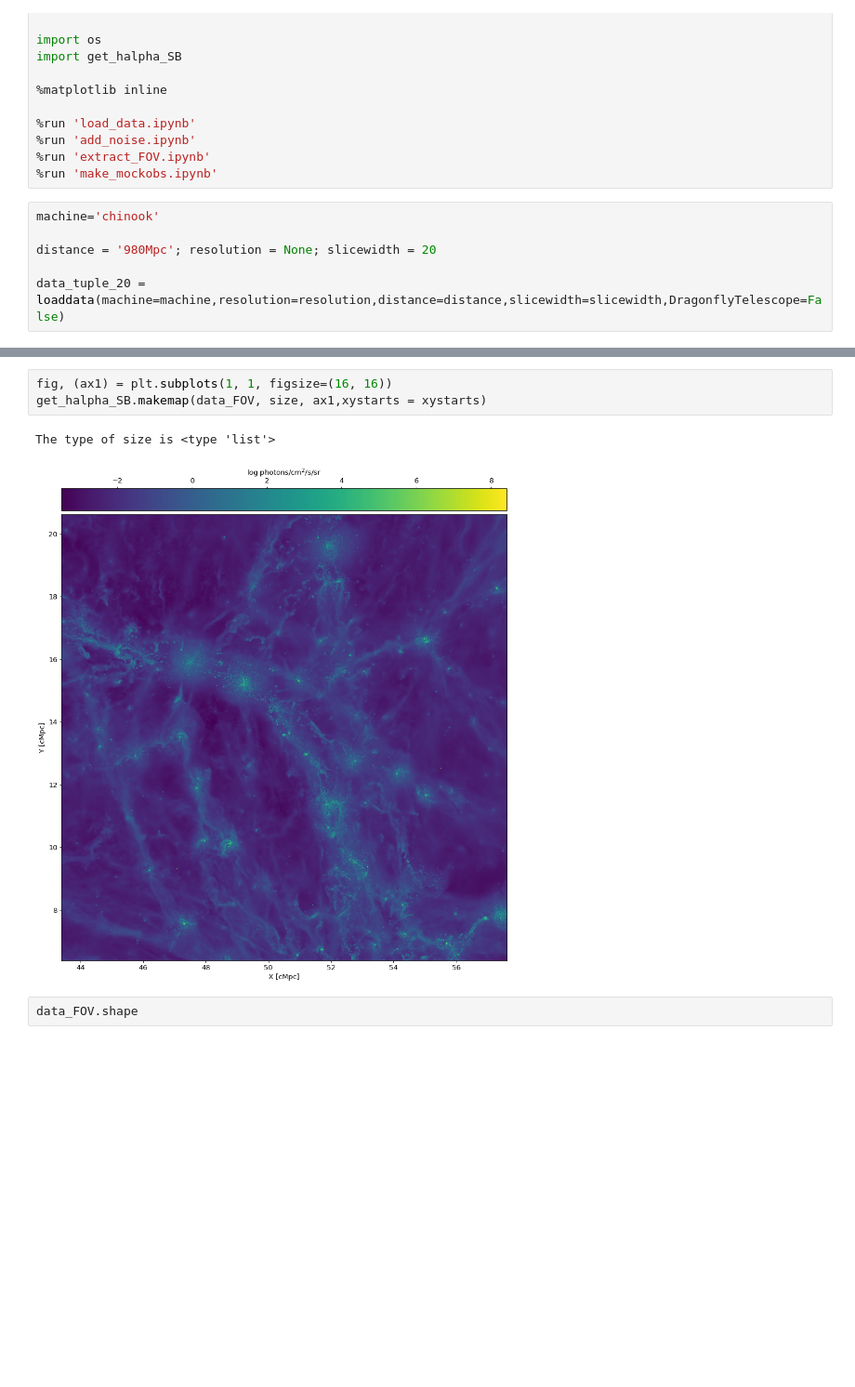
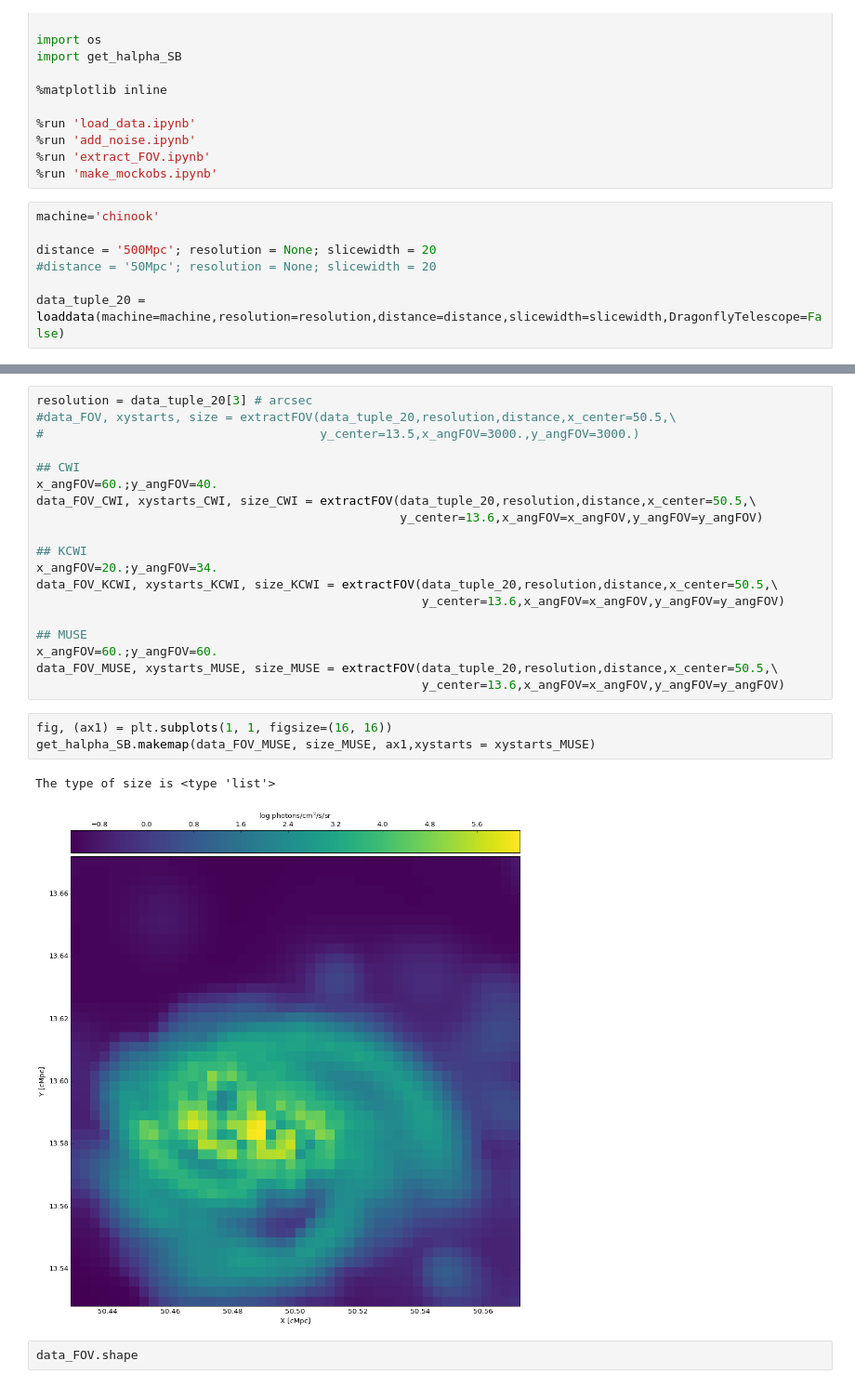
Before and after one commit to lokhorst/HalphaScripts, a Jupyter notebook: EagleSimScripts/extract_FOV_general.ipynb, the cells around one changed output, grey strips where cells are left out. Shown at 93% size. Saved outputs shown, nothing was run; the diff lists cells and outputs as text; blank space fills up the shorter version.

Commit message:
making comparisons between the FOVs of the IFUS (MUSE in particular) and the Dragonfly FOVs)

```diff
--- a/EagleSimScripts/extract_FOV_general.ipynb
+++ b/EagleSimScripts/extract_FOV_general.ipynb
@@ -24,7 +24,8 @@ import get_halpha_SB
 # %%
 machine='chinook'
 
-distance = '980Mpc'; resolution = None; slicewidth = 20
+distance = '500Mpc'; resolution = None; slicewidth = 20
+#distance = '50Mpc'; resolution = None; slicewidth = 20
 
 data_tuple_20 = loaddata(machine=machine,resolution=resolution,distance=distance,slicewidth=slicewidth,DragonflyTelescope=False)
 # %% [output]
@@ -43,9 +55,28 @@ data_FOV, xystarts, size = extractFOV(data_tuple_20,resolution,distance,x_center
+# %%
+resolution = data_tuple_20[3] # arcsec
+#data_FOV, xystarts, size = extractFOV(data_tuple_20,resolution,distance,x_center=50.5,\
+#                                      y_center=13.5,x_angFOV=3000.,y_angFOV=3000.)
+
+## CWI
+x_angFOV=60.;y_angFOV=40.
+data_FOV_CWI, xystarts_CWI, size_CWI = extractFOV(data_tuple_20,resolution,distance,x_center=50.5,\
+                                                  y_center=13.6,x_angFOV=x_angFOV,y_angFOV=y_angFOV)
+
+## KCWI
+x_angFOV=20.;y_angFOV=34.
+data_FOV_KCWI, xystarts_KCWI, size_KCWI = extractFOV(data_tuple_20,resolution,distance,x_center=50.5,\
+                                                     y_center=13.6,x_angFOV=x_angFOV,y_angFOV=y_angFOV)
+
+## MUSE
+x_angFOV=60.;y_angFOV=60.
+data_FOV_MUSE, xystarts_MUSE, size_MUSE = extractFOV(data_tuple_20,resolution,distance,x_center=50.5,\
+                                                     y_center=13.6,x_angFOV=x_angFOV,y_angFOV=y_angFOV)
 # %%
 fig, (ax1) = plt.subplots(1, 1, figsize=(16, 16))
-get_halpha_SB.makemap(data_FOV, size, ax1,xystarts = xystarts)
+get_halpha_SB.makemap(data_FOV_MUSE, size_MUSE, ax1,xystarts = xystarts_MUSE)
 # %% [output]
 The type of size is <type 'list'>
-[figure, old version]
+[figure, new version]
 # %%
 data_FOV.shape
 # %% [output]
```
Also changed, not shown: parts of 4 cells of this notebook, 3 other files.
